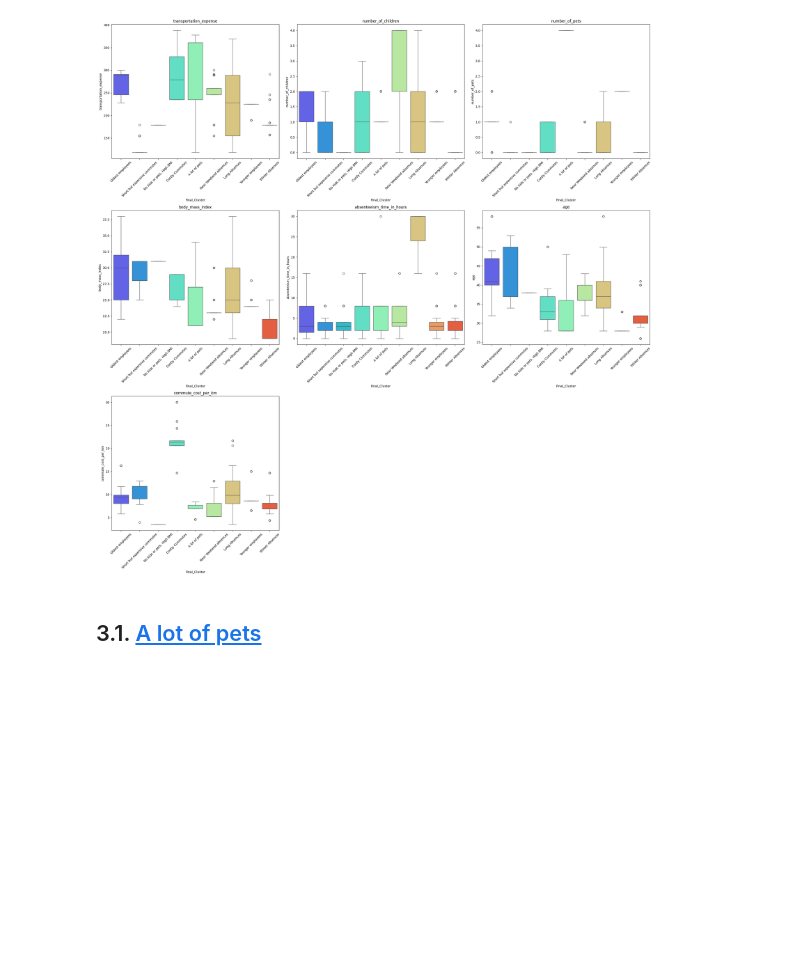
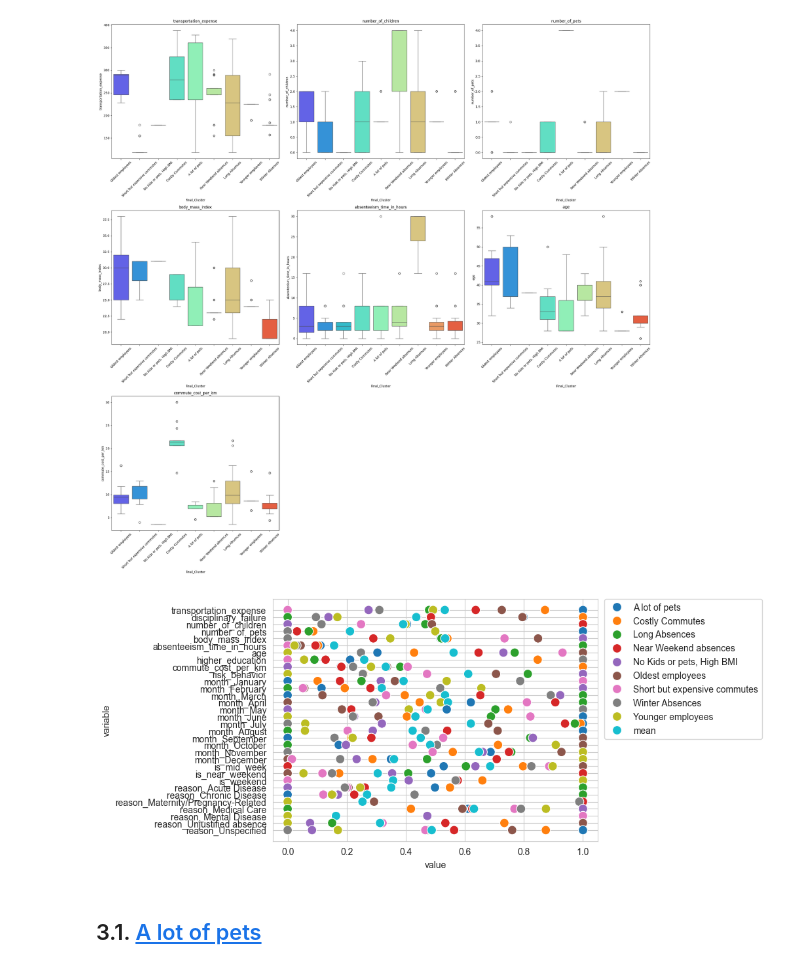
Before and after one commit to Dinis239/DM_Project, a Jupyter notebook: Clustering/Cluster_analysis.ipynb, the cells around one changed output. Saved outputs shown, nothing was run; the diff lists cells and outputs as text; code cells hidden in the pictures; blank space fills up the shorter version.

Commit message:
Added cluster mean visualization to Cluster_analysis notebook

```diff
--- a/Clustering/Cluster_analysis.ipynb
+++ b/Clustering/Cluster_analysis.ipynb
@@ -103,6 +103,10 @@ vars_for_boxplot.remove('risk_behavior')
 boxplot_grid(classified_data, vars_for_boxplot, 'Final_Cluster')
 # %% [output]
 [figure]
+# %%
+plot_comparing_avr_clusters(final_cluster_centroids, 'Final_Cluster')
+# %% [output]
+[figure, added]
 # %% [markdown]
 ## 3.1. <a id='toc3_1_'></a>[A lot of pets](#toc0_)
 # %%
```
Also changed, not shown: parts of 4 cells of this notebook, 1 other file.
